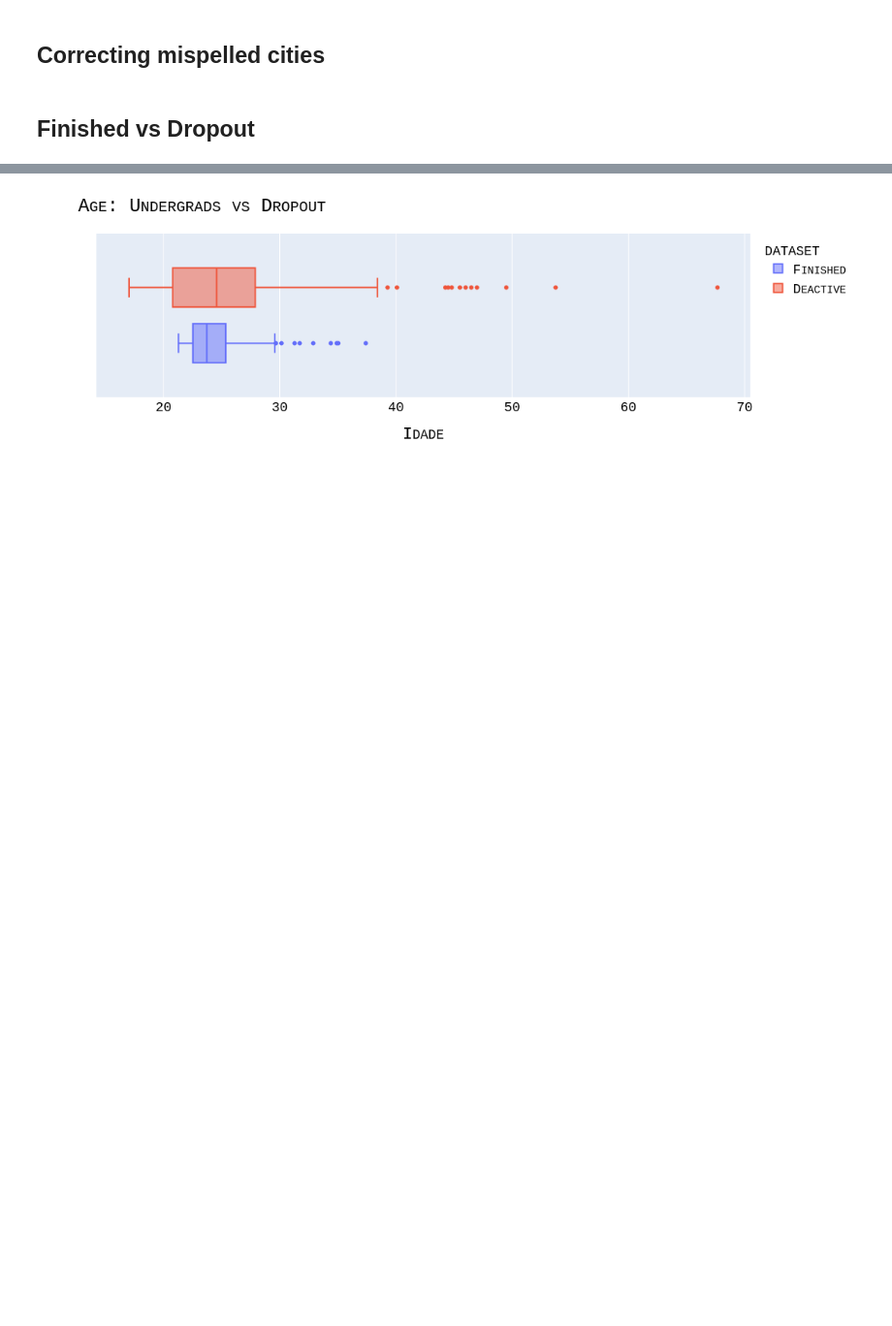
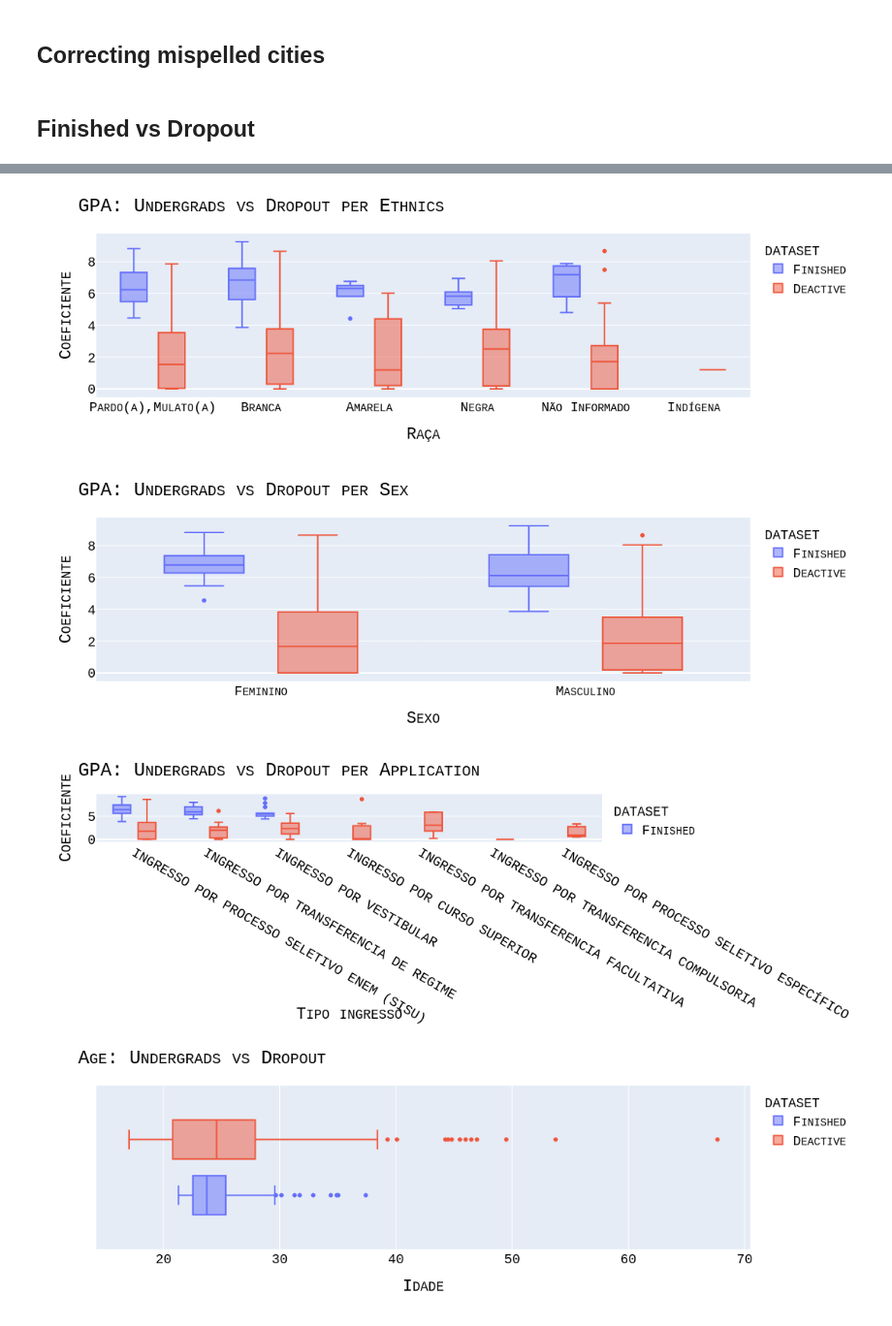
Before and after one commit to auserafim/ai-notebooks, a Jupyter notebook: evaded_college/evaded_college.ipynb, the cells around one changed output, grey strips where cells are left out. Shown at 97% size. Saved outputs shown, nothing was run; the diff lists cells and outputs as text; code cells hidden in the pictures; blank space fills up the shorter version.

```diff
--- a/evaded_college/evaded_college.ipynb
+++ b/evaded_college/evaded_college.ipynb
@@ -99 +103,13 @@ for df in datasets:
+# %%
+x = pd.concat([
+        finished.assign(dataset="Finished"),
+        dropout.assign(dataset="Deactive")])
+
+px.box(x, x='Raça', y='Coeficiente', color='dataset').update_layout(title={"text": "GPA: Undergrads vs Dropout per Ethnics"}, font=my_font).show()
+px.box(x, x='Sexo', y='Coeficiente', color='dataset').update_layout(title={"text": "GPA: Undergrads vs Dropout per Sex"}, font=my_font).show()
+px.box(x, x='Tipo ingresso', y='Coeficiente', color='dataset').update_layout(title={"text": "GPA: Undergrads vs Dropout per Application "}, font=my_font).show()
+# %% [output]
+[figure, added]
+[figure, added]
+[figure, added]
 # %%
```
Also changed, not shown: parts of 4 cells of this notebook.
